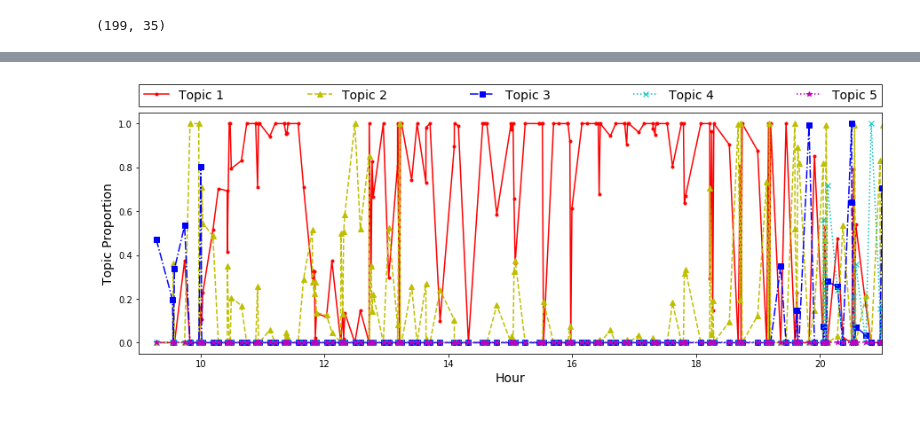
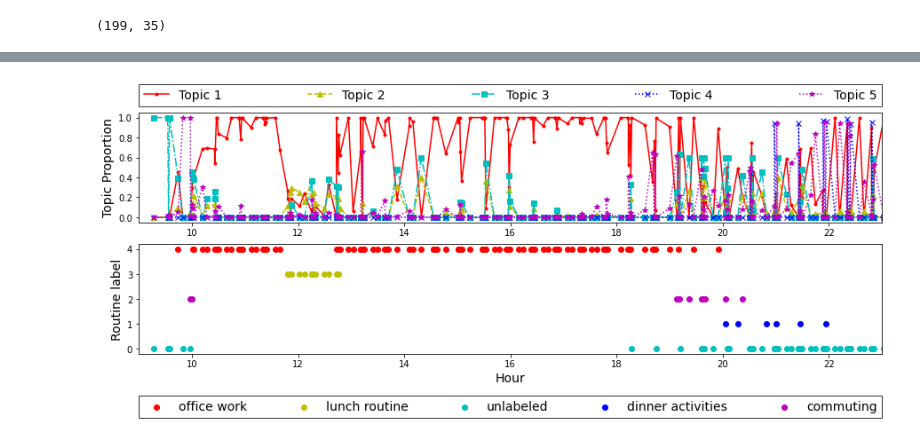
Before and after one commit to jhihan/Inferring-Human-Routines-from-Sensor-Data, a Jupyter notebook: routine.ipynb, the cells around one changed output, grey strips where cells are left out. Cells and saved outputs as stored; diff of their text form; code cells hidden in the pictures.

```diff
--- a/routine.ipynb
+++ b/routine.ipynb
@@ -374,3 +342,0 @@ def list_to_bow( documents , count ):
-# %%
-bag, count = list_to_bow( documents_all , count )
-id2token = {v: k for k, v in count.vocabulary_.items()}
@@ -694,0 +517,4 @@ plt.plot( list( chain.from_iterable(time_interval) ) , routines_dominanting, 'r.
+# %%
+# The clustering from AP does not work well. Label 1 is 'office work'.
+# Other does not show any obvious corresponding routine labels.
+clustering_label_to_routine = { 1: 'office work', 0:'commuting', 2: 'lunch routines' }
@@ -738,10 +678,19 @@ distr_act.shape
+# %%
+max_size = max( [ item.shape[1]  for item in distr_act ] )
+for i, item in enumerate(distr_act):
+    size_diff = max_size - item.shape[1]
+    if size_diff>0:
+        distr_act[i] = np.c_[ item , np.zeros((item.shape[0], size_diff), dtype=item.dtype) ]
+
+distr_act = np.array(distr_act)
+distr_act = np.mean( distr_act, axis=0)
 # %%
 js_similarity_act = np.ones(shape=(distr_act.shape[0],distr_act.shape[0]))
 for j in range(distr_act.shape[0]):
     for i in range( j+1 ):
-#        js_similarity_act[i][j] = math.exp( - (jensenshannon( distr_act[i], distr_act[j] ) ) )
+        js_similarity_act[i][j] = math.exp( - (jensenshannon( distr_act[i], distr_act[j] ) ) )
 #        js_similarity_act[i][j] = math.exp( - (jensenshannon( distr_act[i], distr_act[j] ) )**2 )
-        js_similarity_act[i][j] = np.sqrt( np.sum ( np.square( distr_act[i]- distr_act[j] ) ) )
+#        js_similarity_act[i][j] = np.sqrt( np.sum ( np.square( distr_act[i]- distr_act[j] ) ) )
         js_similarity_act[j][i] = js_similarity_act[i][j]
 
 clustering_act = AffinityPropagation( affinity = 'precomputed', max_iter=1000 )
@@ -780,30 +698,48 @@ plt.plot( list( chain.from_iterable(time_interval) ) , np.array(distr_act).T[ to
 # %%
-fig, ax = plt.subplots( figsize=(15,5) )
-topic_act_top = (-np.sum(distr, axis=0)).argsort()[:5]
+fig, ax = plt.subplots( 2, figsize=(15,5) )
+topic_act_top = (-np.sum(distr_act, axis=0)).argsort()[:5]
 
 topic_act_top_reorder = []
 list_time = list( chain.from_iterable(time_interval) )
 time_reorder = []
 for i in range(5):
-    lists = sorted(zip(*[ list_time , np.array(distr_act).T[ topic_top[i] ]]  ))
+    lists = sorted(zip(*[ list_time , np.array(distr_act).T[ topic_act_top[i] ]]  ))
     time_reorder, topic_act_top_new = list(zip(*lists))
     topic_act_top_reorder.append( topic_act_top_new )
 
-ax.set_xlim([9, 21])
-plt.plot( time_reorder , topic_act_top_reorder[0], 'r.-' , label="Topic {}".format(1) )
-#plt.plot( list( chain.from_iterable(time_interval) )[0:100] , np.array(distr).T[ topic_top[0] ][0:100], 'r.' )
-plt.plot( time_reorder , topic_act_top_reorder[1], 'y^--', label="Topic {}".format(2) )
-plt.plot( time_reorder , topic_act_top_reorder[2], 'bs-.', label="Topic {}".format(3) )
-plt.plot( time_reorder , topic_act_top_reorder[3], 'cx:', label="Topic {}".format(4) )
-plt.plot( time_reorder , topic_act_top_reorder[4], 'm*:', label="Topic {}".format(5) )
+ax[0].set_xlim([9, 23])
+ax[0].plot( time_reorder , topic_act_top_reorder[0], 'r.-' , label="Topic {}".format(1) )
+ax[0].plot( time_reorder , topic_act_top_reorder[3], 'y^--', label="Topic {}".format(2) )
+ax[0].plot( time_reorder , topic_act_top_reorder[2], 'cs-.', label="Topic {}".format(3) )
+ax[0].plot( time_reorder , topic_act_top_reorder[4], 'bx:', label="Topic {}".format(4) )
+ax[0].plot( time_reorder , topic_act_top_reorder[1], 'm*:', label="Topic {}".format(5) )
 
-ax.set_xlabel('Hour', fontsize=14)
-ax.set_ylabel('Topic Proportion', fontsize=14)
+
+ax[0].set_ylabel('Topic Proportion', fontsize=14)
 
 s = fig.subplotpars
 bb=[s.left, s.top+0.02, s.right-s.left, 5 ]
-leg = ax.legend( loc= 8,bbox_to_anchor=bb, mode="expand", borderaxespad=0, ncol= 5,
+ax[0].legend( loc= 8,bbox_to_anchor=bb, mode="expand", borderaxespad=0, ncol= 5,
                 bbox_transform=fig.transFigure, fancybox=False, edgecolor="k", prop={'size':14})
+
+
+ax[1].set_xlim([9, 23])
+color_dict = {4:'r', 3:'y', 0:'c', 1:'b', 2:'m'}
+colors = [ color_dict[int(i)]  for i in range(5)]
+
+time_plot = [ [] for _ in range(5) ]
+for time_int, routines_dom in zip( list( chain.from_iterable(time_interval) ), routines_dominated  ):
+    time_plot[ int(routines_dom) ].append( time_int )
+
+for i in color_dict:
+    ax[1].scatter( time_plot[i], [i for _ in range(len(time_plot[i]))], c = colors[i], label = routines_label[i]  )
+s = fig.subplotpars
+bb=[s.left, s.bottom -0.2 , s.right-s.left, 5 ]
+ax[1].legend(loc= 8,bbox_to_anchor=bb, mode="expand", borderaxespad=0, ncol= 5,
+                bbox_transform=fig.transFigure, fancybox=False, edgecolor="k", prop={'size':14})
+ax[1].set_xlabel('Hour', fontsize=14)
+ax[1].set_ylabel('Routine label', fontsize=14)
+
 plt.show()
 # %% [output]
-[figure, old version]
+[figure, new version]
```
Also changed, not shown: parts of 55 cells of this notebook.
